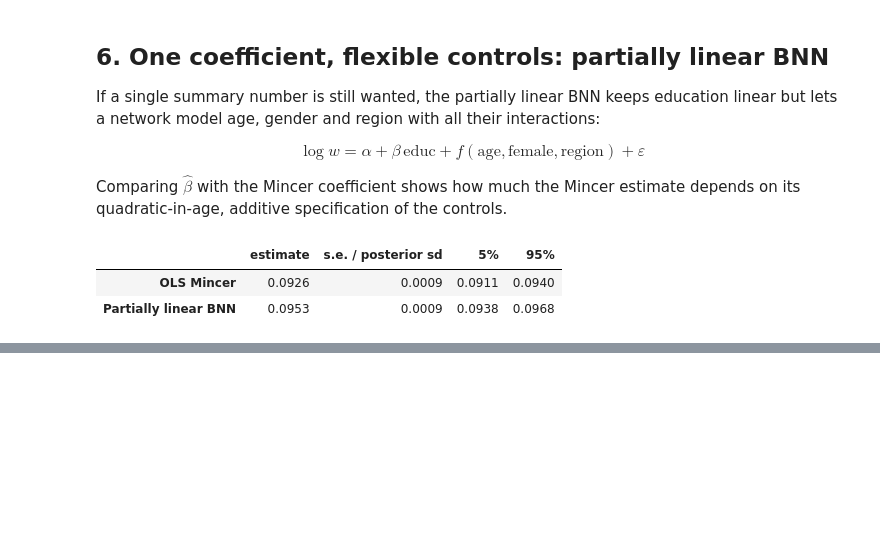
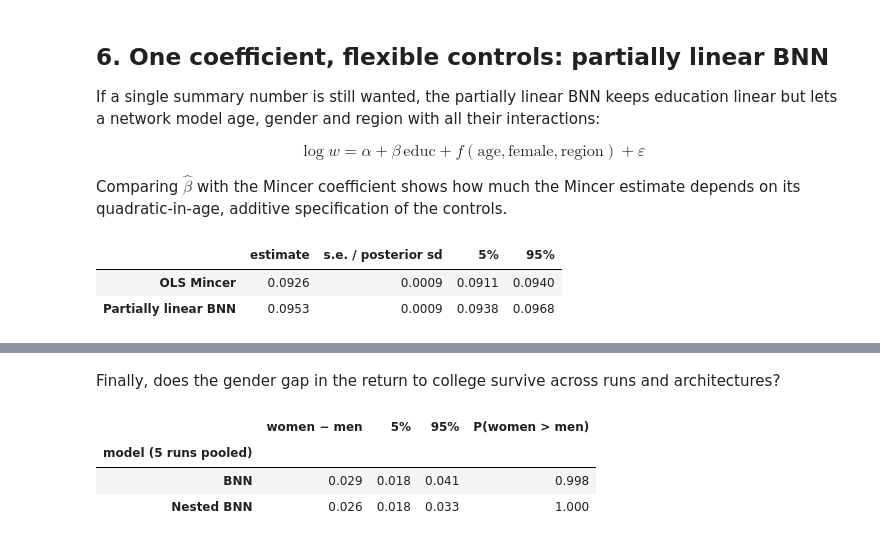
Before and after one commit to davide-ario/BNN, a Jupyter notebook: BNN_returns_to_education.ipynb, the cells around one changed output, grey strips where cells are left out. Saved outputs shown, nothing was run; the diff lists cells and outputs as text; code cells hidden in the pictures; blank space fills up the shorter version.

```diff
--- a/BNN_returns_to_education.ipynb
+++ b/BNN_returns_to_education.ipynb
@@ -332,9 +333,11 @@ A single number summarises each gap: the average return per year between
 12 and 16 years of schooling (high school to bachelor's), with the
 posterior probability that it is higher in the first group.
 # %%
-def college_return(ref):
+def college_return(ref, builder=bm.build_bnn, idata=None):
+    """Posterior draws of the average return per year from 12 to 16 years."""
+    idata = idata_bnn if idata is None else idata
     stacked = pd.concat([ref.assign(education=e) for e in (12, 16)])
-    mu = bm.predict_mu(bm.build_bnn, idata_bnn, scale(design(stacked)))
+    mu = bm.predict_mu(builder, idata, scale(design(stacked)))
     pdp = mu.reshape(mu.shape[0], 2, len(ref)).mean(axis=2) * y_sd
     return (pdp[:, 1] - pdp[:, 0]) / 4
 
@@ -385 +498,19 @@ pd.DataFrame({
+# %% [markdown]
+Finally, does the gender gap in the return to college survive across runs
+and architectures?
+# %%
+rows = []
+for name, builder in BUILDERS.items():
+    diff = np.concatenate([college_return(groups["women"], builder, idata)
+                           - college_return(groups["men"], builder, idata)
+                           for idata in runs[name].values()])
+    rows.append({"model (5 runs pooled)": name, "women − men": diff.mean(),
+                 "5%": np.percentile(diff, 5), "95%": np.percentile(diff, 95),
+                 "P(women > men)": (diff > 0).mean()})
+pd.DataFrame(rows).set_index("model (5 runs pooled)").round(3)
+# %% [output]
+|  | women − men | 5% | 95% | P(women > men) |
+| model (5 runs pooled) |  |  |  |  |
+| BNN | 0.029 | 0.018 | 0.041 | 0.998 |
+| Nested BNN | 0.026 | 0.018 | 0.033 | 1.000 |
 # %% [markdown]
```
Also changed, not shown: parts of 7 cells of this notebook, 1 other file.
